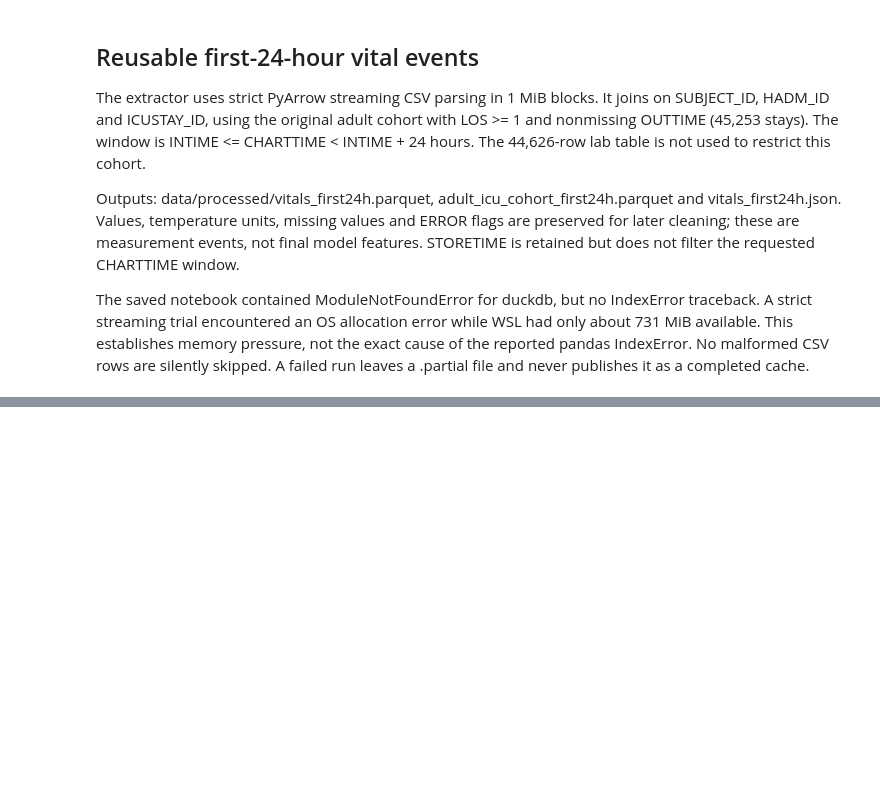
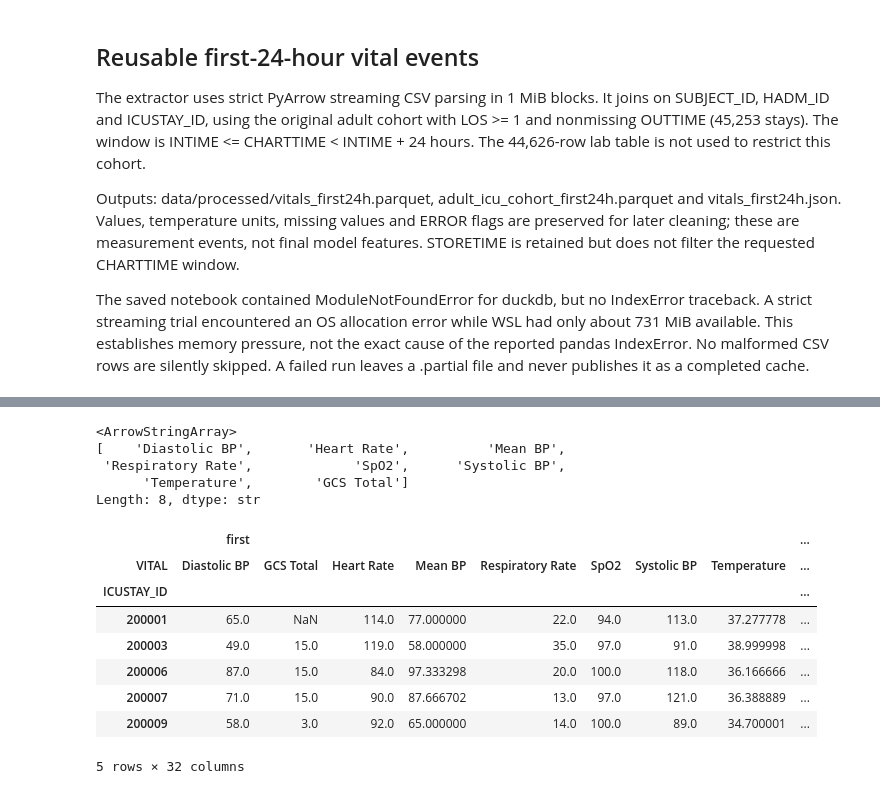
Before and after one commit to sengulozaydin/icu-risk-prediction, a Jupyter notebook: notebooks/02_feature_engineering.ipynb, the cells around one changed output, grey strips where cells are left out. Cells and saved outputs as stored; diff of their text form; code cells hidden in the pictures; blank space fills up the shorter version.

Commit message:
Engineer first-24h vital sign features

```diff
--- a/notebooks/02_feature_engineering.ipynb
+++ b/notebooks/02_feature_engineering.ipynb
@@ -279,3 +297,9 @@ The extractor uses strict PyArrow streaming CSV parsing in 1 MiB blocks. It join
 Outputs: data/processed/vitals_first24h.parquet, adult_icu_cohort_first24h.parquet and vitals_first24h.json. Values, temperature units, missing values and ERROR flags are preserved for later cleaning; these are measurement events, not final model features. STORETIME is retained but does not filter the requested CHARTTIME window.
 
 The saved notebook contained ModuleNotFoundError for duckdb, but no IndexError traceback. A strict streaming trial encountered an OS allocation error while WSL had only about 731 MiB available. This establishes memory pressure, not the exact cause of the reported pandas IndexError. No malformed CSV rows are silently skipped. A failed run leaves a .partial file and never publishes it as a completed cache.
+# %%
+vitals_df = pd.read_parquet(
+    "../data/processed/vitals_first24h.parquet"
+)
+
+vitals_df.head()
@@ -281,0 +317,11 @@ The saved notebook contained ModuleNotFoundError for duckdb, but no IndexError t
+# %%
+temp_f_mask = vitals_df["VITAL"] == "Temperature F"
+
+vitals_df.loc[temp_f_mask, "VALUENUM"] = (
+    (vitals_df.loc[temp_f_mask, "VALUENUM"] - 32) * 5 / 9
+)
+
+vitals_df.loc[
+    vitals_df["VITAL"].isin(["Temperature F", "Temperature C"]),
+    "VITAL"
+] = "Temperature"
@@ -281,0 +336,18 @@ The saved notebook contained ModuleNotFoundError for duckdb, but no IndexError t
+# %%
+vitals_sorted_df = vitals_df.sort_values(
+    ["ICUSTAY_ID", "VITAL", "CHARTTIME"]
+)
+
+vital_summary_df = (
+    vitals_sorted_df
+    .groupby(["ICUSTAY_ID", "VITAL"])["VALUENUM"]
+    .agg(
+        first="first",
+        last="last",
+        min="min",
+        max="max"
+    )
+    .reset_index()
+)
+
+vital_summary_df.head()
@@ -281,0 +361,26 @@ The saved notebook contained ModuleNotFoundError for duckdb, but no IndexError t
+# %%
+vital_summary_df["VITAL"].unique()
+# %% [output]
+<ArrowStringArray>
+[    'Diastolic BP',       'Heart Rate',          'Mean BP',
+ 'Respiratory Rate',             'SpO2',      'Systolic BP',
+      'Temperature',        'GCS Total']
+Length: 8, dtype: str
+# %%
+vital_features_df = vital_summary_df.pivot(
+    index="ICUSTAY_ID",
+    columns="VITAL",
+    values=["first", "last", "min", "max"]
+)
+
+vital_features_df.head()
+# %% [output]
+|  | first |  |  |  |  |  |  |  | ... |
+| VITAL | Diastolic BP | GCS Total | Heart Rate | Mean BP | Respiratory Rate | SpO2 | Systolic BP | Temperature | ... |
+| ICUSTAY_ID |  |  |  |  |  |  |  |  | ... |
+| 200001 | 65.0 | NaN | 114.0 | 77.000000 | 22.0 | 94.0 | 113.0 | 37.277778 | ... |
+| 200003 | 49.0 | 15.0 | 119.0 | 58.000000 | 35.0 | 97.0 | 91.0 | 38.999998 | ... |
+| 200006 | 87.0 | 15.0 | 84.0 | 97.333298 | 20.0 | 100.0 | 118.0 | 36.166666 | ... |
+| 200007 | 71.0 | 15.0 | 90.0 | 87.666702 | 13.0 | 97.0 | 121.0 | 36.388889 | ... |
+| 200009 | 58.0 | 3.0 | 92.0 | 65.000000 | 14.0 | 100.0 | 89.0 | 34.700001 | ... |
+5 rows × 32 columns
```
Also changed, not shown: parts of 8 cells of this notebook, 1 other file.
